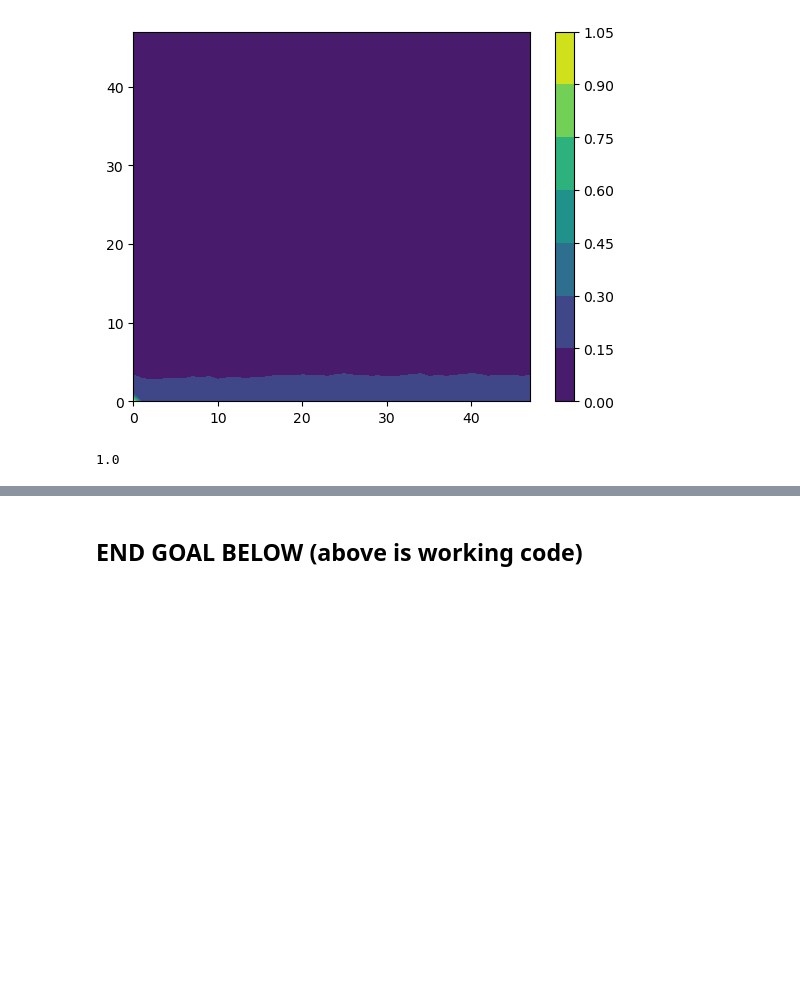
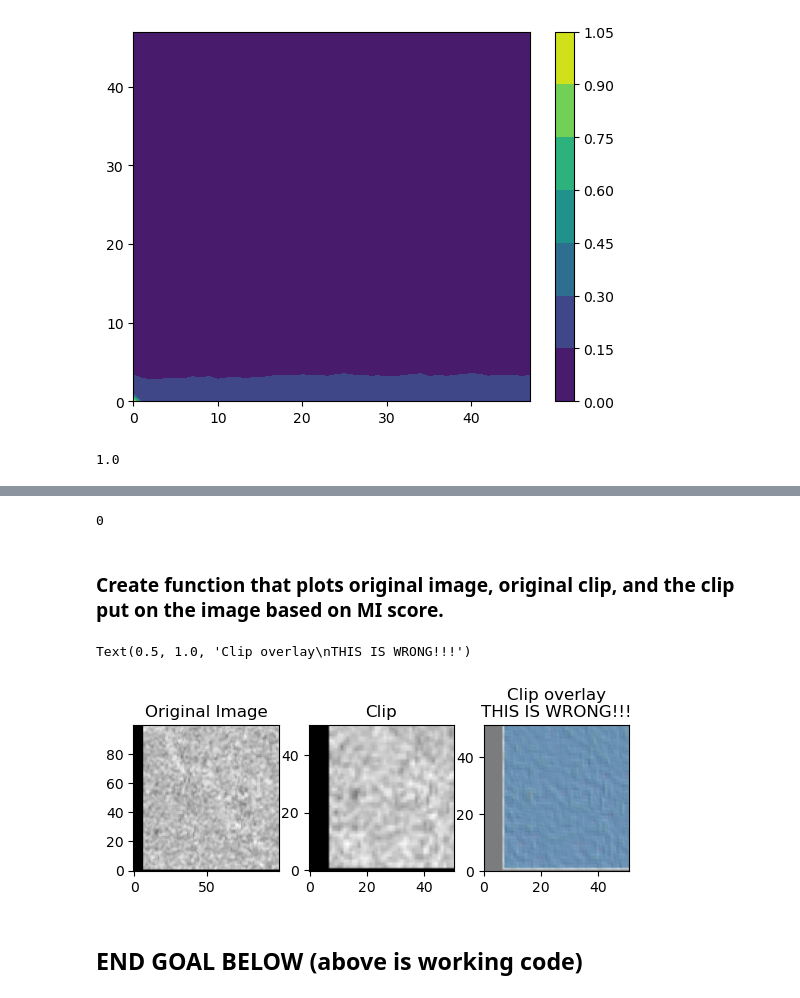
Before and after one commit to knicely/MISDT, a Jupyter notebook: MISDT.ipynb, the cells around one changed output, grey strips where cells are left out. Drawn from its saved outputs; the diff is of its cells as text; code cells hidden in the pictures; blank space fills up the shorter version.

Commit message:
started rough code to visualize MI test results.

```diff
--- a/MISDT.ipynb
+++ b/MISDT.ipynb
@@ -453,3 +407,26 @@ myClip = imageA[0:xSize, 0:ySize]
+# %%
+max_index = np.argmax(testMI)
+max_index
+# %% [output]
+0
+# %% [markdown]
+### Create function that plots original image, original clip, and the clip put on the image based on MI score.
+# %%
+figgy, axs = plt.subplots(1,3)
+
+imagy_original = axs[0].imshow(testImage, cmap='gray', origin='lower')
+axs[0].set_title('Original Image')
+clipy_original = axs[1].imshow(testClip, cmap='gray', origin='lower')
+axs[1].set_title('Clip')
+testImage_copy = testImage.copy(deep=True)
+myX, myY = testClip.shape
+testImage_copy.values[0:myX,0:myY] = testClip
+imagy_matched = axs[2].imshow(testImage, cmap='gray', origin='lower')
+axs[2].imshow(testClip, cmap='Blues', origin='lower', alpha=0.5, extent=[0,myX,0,myY])
+axs[2].set_title('Clip overlay\nTHIS IS WRONG!!!')
+# %% [output]
+Text(0.5, 1.0, 'Clip overlay\nTHIS IS WRONG!!!')
+[figure, added]
 # %% [markdown]
 ## END GOAL BELOW (above is working code)
 # %%
```
Also changed, not shown: parts of 8 cells of this notebook.
